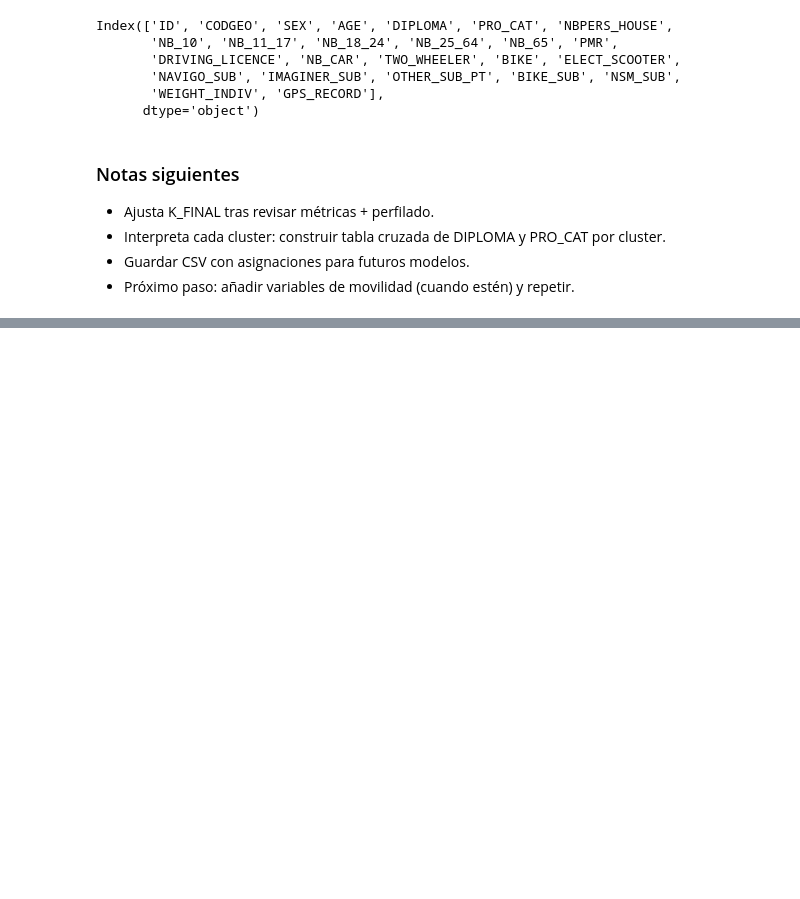
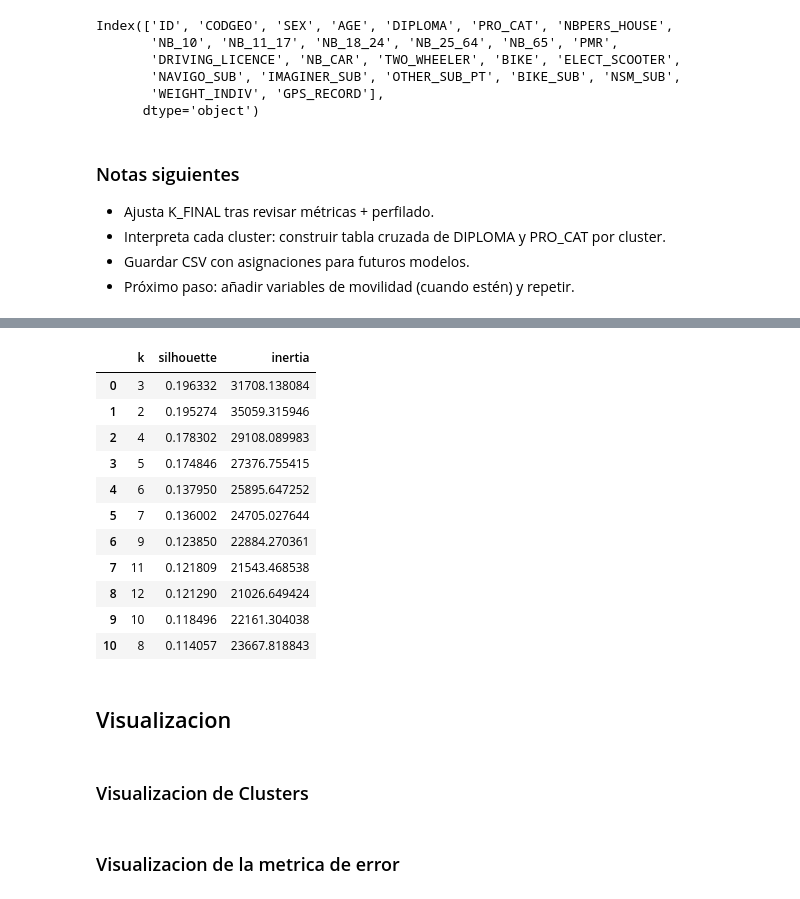
Before and after one commit to TomasD1az/netmob-challenge-2025, a Jupyter notebook: clusters.ipynb, the cells around one changed output, grey strips where cells are left out. Saved outputs shown, nothing was run; the diff lists cells and outputs as text; code cells hidden in the pictures; blank space fills up the shorter version.

```diff
--- a/clusters.ipynb
+++ b/clusters.ipynb
@@ -212,0 +207,67 @@ Ejecuta las celdas en orden. Si falta alguna librería (scikit-learn), instalarl
+# %%
+# Preprocesamiento y prueba de distintos K
+from sklearn.preprocessing import OneHotEncoder, StandardScaler
+from sklearn.impute import SimpleImputer
+from sklearn.compose import ColumnTransformer
+from sklearn.pipeline import Pipeline
+from sklearn.cluster import KMeans
+from sklearn.metrics import silhouette_score
+import numpy as np
+
+# Pipelines de transformación
+numeric_pipeline = Pipeline([
+    ('imputer', SimpleImputer(strategy='median')),
+    ('scaler', StandardScaler())
+])
+
+binary_pipeline = Pipeline([
+    ('imputer', SimpleImputer(strategy='most_frequent'))
+    # No escalamos binarios (0/1) para mantener interpretabilidad parcial
+])
+
+categorical_pipeline = Pipeline([
+    ('imputer', SimpleImputer(strategy='most_frequent')),
+    ('onehot', OneHotEncoder(handle_unknown='ignore'))
+])
+
+preprocessor = ColumnTransformer([
+    ('num', numeric_pipeline, numeric_cols),
+    ('bin', binary_pipeline, binary_cols),
+    ('cat', categorical_pipeline, cat_cols)
+], remainder='drop')
+
+X = data[numeric_cols + binary_cols + cat_cols]
+
+k_list = list(range(2, 13))
+results = []
+
+for k in k_list:
+    pipe = Pipeline([
+        ('prep', preprocessor),
+        ('clust', KMeans(n_clusters=k, n_init=30, random_state=42))
+    ])
+    labels = pipe.fit_predict(X)
+    X_tr = pipe.named_steps['prep'].transform(X)
+    sil = silhouette_score(X_tr, labels, metric='euclidean')
+    inertia = pipe.named_steps['clust'].inertia_
+    results.append({'k': k, 'silhouette': sil, 'inertia': inertia})
+
+res_df = pd.DataFrame(results)
+res_df.sort_values('silhouette', ascending=False).reset_index(drop=True)
+# %% [output]
+|  | k | silhouette | inertia |
+| 0 | 3 | 0.196332 | 31708.138084 |
+| 1 | 2 | 0.195274 | 35059.315946 |
+| 2 | 4 | 0.178302 | 29108.089983 |
+| 3 | 5 | 0.174846 | 27376.755415 |
+| 4 | 6 | 0.137950 | 25895.647252 |
+| 5 | 7 | 0.136002 | 24705.027644 |
+| 6 | 9 | 0.123850 | 22884.270361 |
+| 7 | 11 | 0.121809 | 21543.468538 |
+| 8 | 12 | 0.121290 | 21026.649424 |
+| 9 | 10 | 0.118496 | 22161.304038 |
+| 10 | 8 | 0.114057 | 23667.818843 |
+# %% [markdown]
+<h2> Visualizacion
+# %% [markdown]
+<h3> Visualizacion de Clusters
@@ -212,0 +276,2 @@ Ejecuta las celdas en orden. Si falta alguna librería (scikit-learn), instalarl
+# %% [markdown]
+<h3> Visualizacion de la metrica de error</h3>
```
Also changed, not shown: parts of 12 cells of this notebook, 1 other file.
